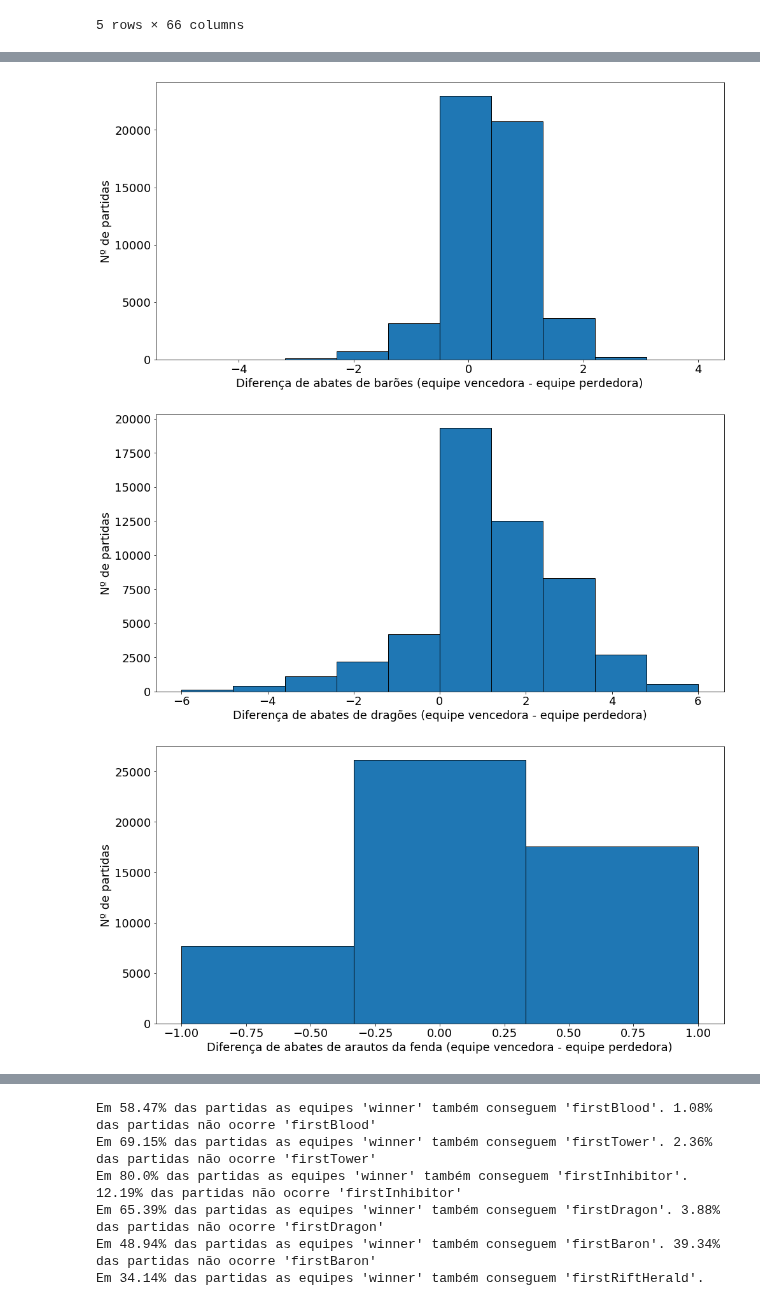
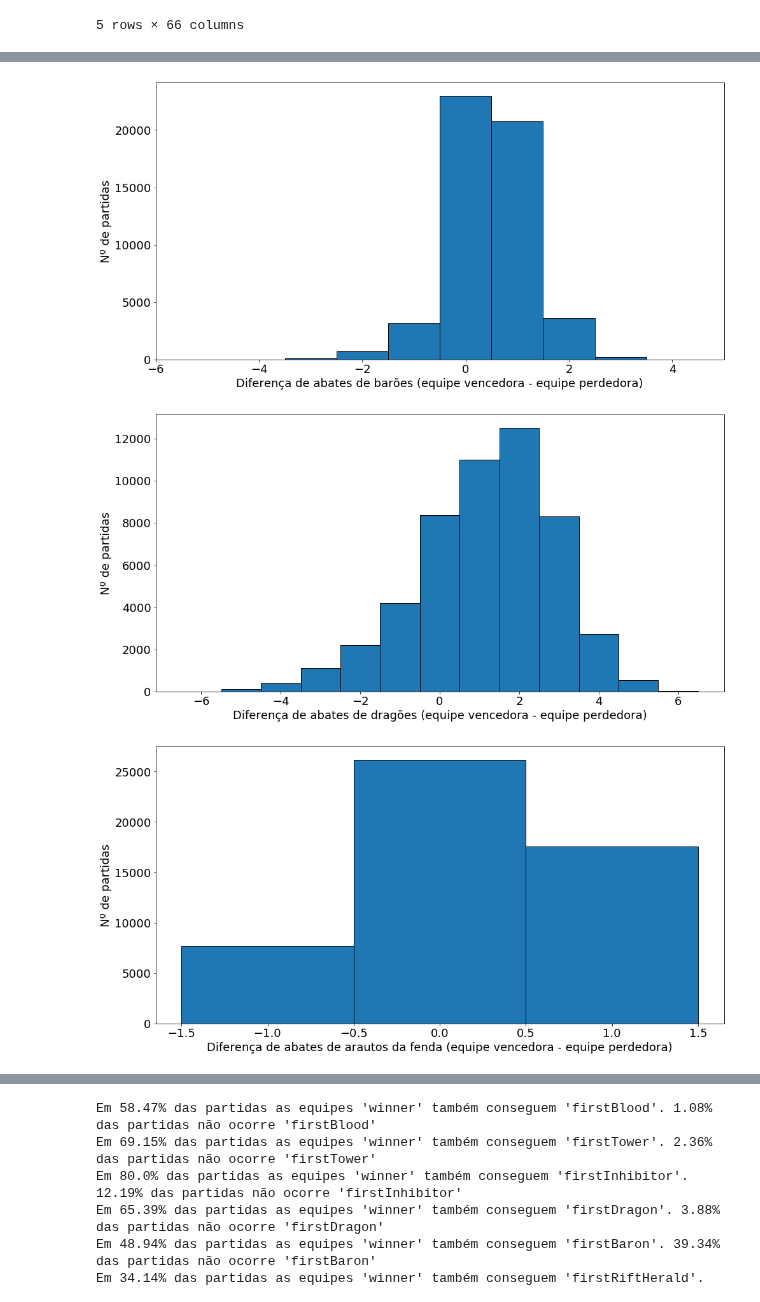
Before and after one commit to guilhermepoluc/league-of-legends-analysis-icd, a Jupyter notebook: lol-analise-inicial.ipynb, the cells around one changed output, grey strips where cells are left out. Drawn from its saved outputs; the diff is of its cells as text; code cells hidden in the pictures.

```diff
--- a/lol-analise-inicial.ipynb
+++ b/lol-analise-inicial.ipynb
@@ -49,5 +53,11 @@ df.head()
 # %%
-def meu_plot(atributo, x, y, bins):
+def meu_plot(atributo, x, y, discr=True):
+    bins = 40
+    if discr:
+        d = np.diff(np.unique(atributo)).min()
+        left_of_first_bin = atributo.min() - float(d)/2
+        right_of_last_bin = atributo.max() + float(d)/2
+        bins = np.arange(left_of_first_bin, right_of_last_bin + d, d)
     plt.figure(figsize=(16, 8))
     plt.hist(atributo, edgecolor='k', bins=bins)
     plt.xlabel(x)
@@ -57,11 +67,11 @@ def meu_plot(atributo, x, y, bins):
     for item in ([ax.title, ax.xaxis.label, ax.yaxis.label] + ax.get_xticklabels() + ax.get_yticklabels()):
         item.set_fontsize(18)
 # %%
-meu_plot(df['gameDuration']/60, 'Duração da partida em minutos', 'Nº de partidas', 40)
-meu_plot(df['towerKillsDiff'], 'Diferença de abates de torres (equipe vencedora - equipe perdedora)', 'Nº de partidas', 20)
-meu_plot(df['inhibitorKillsDiff'], 'Diferença de abates de inibidores (equipe vencedora - equipe perdedora)', 'Nº de partidas', 20)
-meu_plot(df['baronKillsDiff'], 'Diferença de abates de barões (equipe vencedora - equipe perdedora)', 'Nº de partidas', 10)
-meu_plot(df['dragonKillsDiff'], 'Diferença de abates de dragões (equipe vencedora - equipe perdedora)', 'Nº de partidas', 10)
-meu_plot(df['riftHeraldDiff'], 'Diferença de abates de arautos da fenda (equipe vencedora - equipe perdedora)', 'Nº de partidas', 3)
+meu_plot(df['gameDuration']/60, 'Duração da partida em minutos', 'Nº de partidas', discr=False)
+meu_plot(df['towerKillsDiff'], 'Diferença de abates de torres (equipe vencedora - equipe perdedora)', 'Nº de partidas')
+meu_plot(df['inhibitorKillsDiff'], 'Diferença de abates de inibidores (equipe vencedora - equipe perdedora)', 'Nº de partidas')
+meu_plot(df['baronKillsDiff'], 'Diferença de abates de barões (equipe vencedora - equipe perdedora)', 'Nº de partidas')
+meu_plot(df['dragonKillsDiff'], 'Diferença de abates de dragões (equipe vencedora - equipe perdedora)', 'Nº de partidas')
+meu_plot(df['riftHeraldDiff'], 'Diferença de abates de arautos da fenda (equipe vencedora - equipe perdedora)', 'Nº de partidas')
 # %% [output]
 [figure]
@@ -70,3 +80,3 @@ meu_plot(df['riftHeraldDiff'], 'Diferença de abates de arautos da fenda (equipe
-[figure, old version]
+[figure, new version]
-[figure, old version]
+[figure, new version]
-[figure, old version]
+[figure, new version]
```
Also changed, not shown: parts of 9 cells of this notebook, 1 other file.
